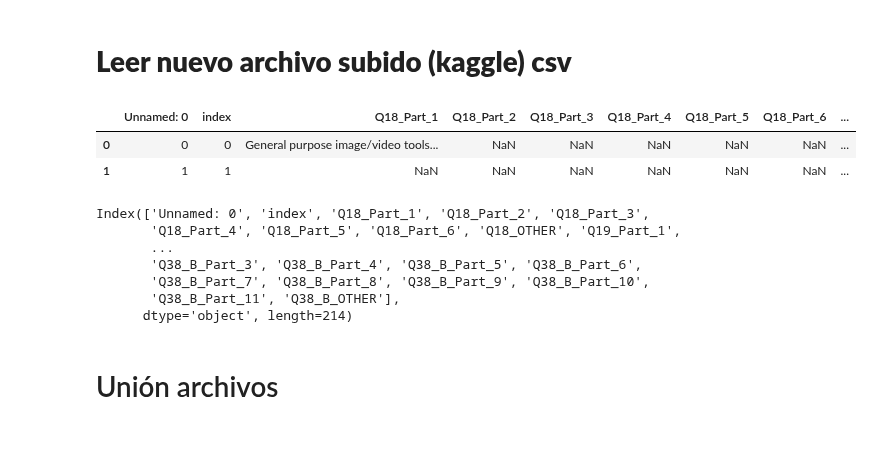
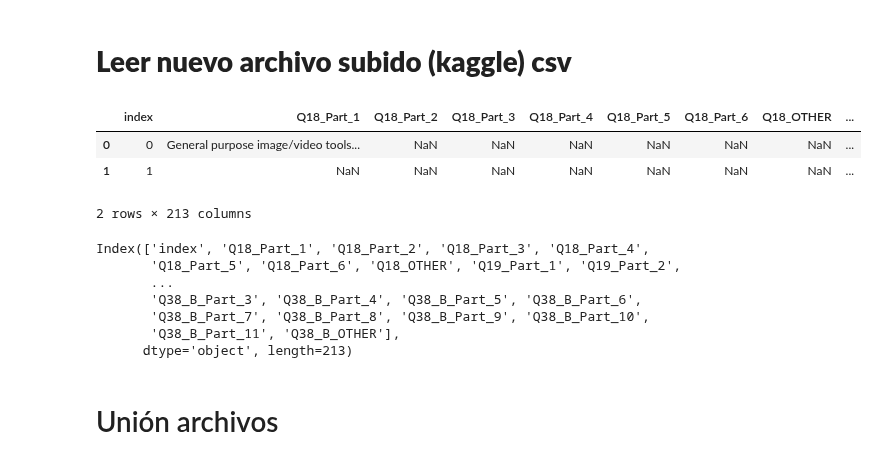
Before and after one commit to Adalab/project-da-promo-A-module-2-team-2, a Jupyter notebook: Proyecto 2- guarrillo.ipynb, the cells around one changed output. Drawn from its saved outputs; the diff is of its cells as text; code cells hidden in the pictures.

```diff
--- a/Proyecto 2- guarrillo.ipynb
+++ b/Proyecto 2- guarrillo.ipynb
@@ -78,23 +83,24 @@ df_xml
 # %% [markdown]
 # **Leer nuevo archivo subido (kaggle) csv**
 # %%
-archivo_kaggle = pd.read_csv("data_remaning_kaggle.csv")
+archivo_kaggle = pd.read_csv("data_remaning_kaggle.csv", index_col=0)
 archivo_kaggle.head(2)
 # %% [output]
-|  | Unnamed: 0 | index | Q18_Part_1 | Q18_Part_2 | Q18_Part_3 | Q18_Part_4 | Q18_Part_5 | Q18_Part_6 | ... |
-| 0 | 0 | 0 | General purpose image/video tools... | NaN | NaN | NaN | NaN | NaN | ... |
-| 1 | 1 | 1 | NaN | NaN | NaN | NaN | NaN | NaN | ... |
+|  | index | Q18_Part_1 | Q18_Part_2 | Q18_Part_3 | Q18_Part_4 | Q18_Part_5 | Q18_Part_6 | Q18_OTHER | ... |
+| 0 | 0 | General purpose image/video tools... | NaN | NaN | NaN | NaN | NaN | NaN | ... |
+| 1 | 1 | NaN | NaN | NaN | NaN | NaN | NaN | NaN | ... |
+2 rows × 213 columns
 # %%
 #Queremos ver cuantas columnas hay en este archivo
 archivo_kaggle.columns
 # %% [output]
-Index(['Unnamed: 0', 'index', 'Q18_Part_1', 'Q18_Part_2', 'Q18_Part_3',
-       'Q18_Part_4', 'Q18_Part_5', 'Q18_Part_6', 'Q18_OTHER', 'Q19_Part_1',
+Index(['index', 'Q18_Part_1', 'Q18_Part_2', 'Q18_Part_3', 'Q18_Part_4',
+       'Q18_Part_5', 'Q18_Part_6', 'Q18_OTHER', 'Q19_Part_1', 'Q19_Part_2',
        ...
        'Q38_B_Part_3', 'Q38_B_Part_4', 'Q38_B_Part_5', 'Q38_B_Part_6',
        'Q38_B_Part_7', 'Q38_B_Part_8', 'Q38_B_Part_9', 'Q38_B_Part_10',
        'Q38_B_Part_11', 'Q38_B_OTHER'],
-      dtype='object', length=214)
+      dtype='object', length=213)
 # %% [markdown]
 # Unión archivos
 # %% [markdown]
```
Also changed, not shown: parts of 42 cells of this notebook, 1 other file.
